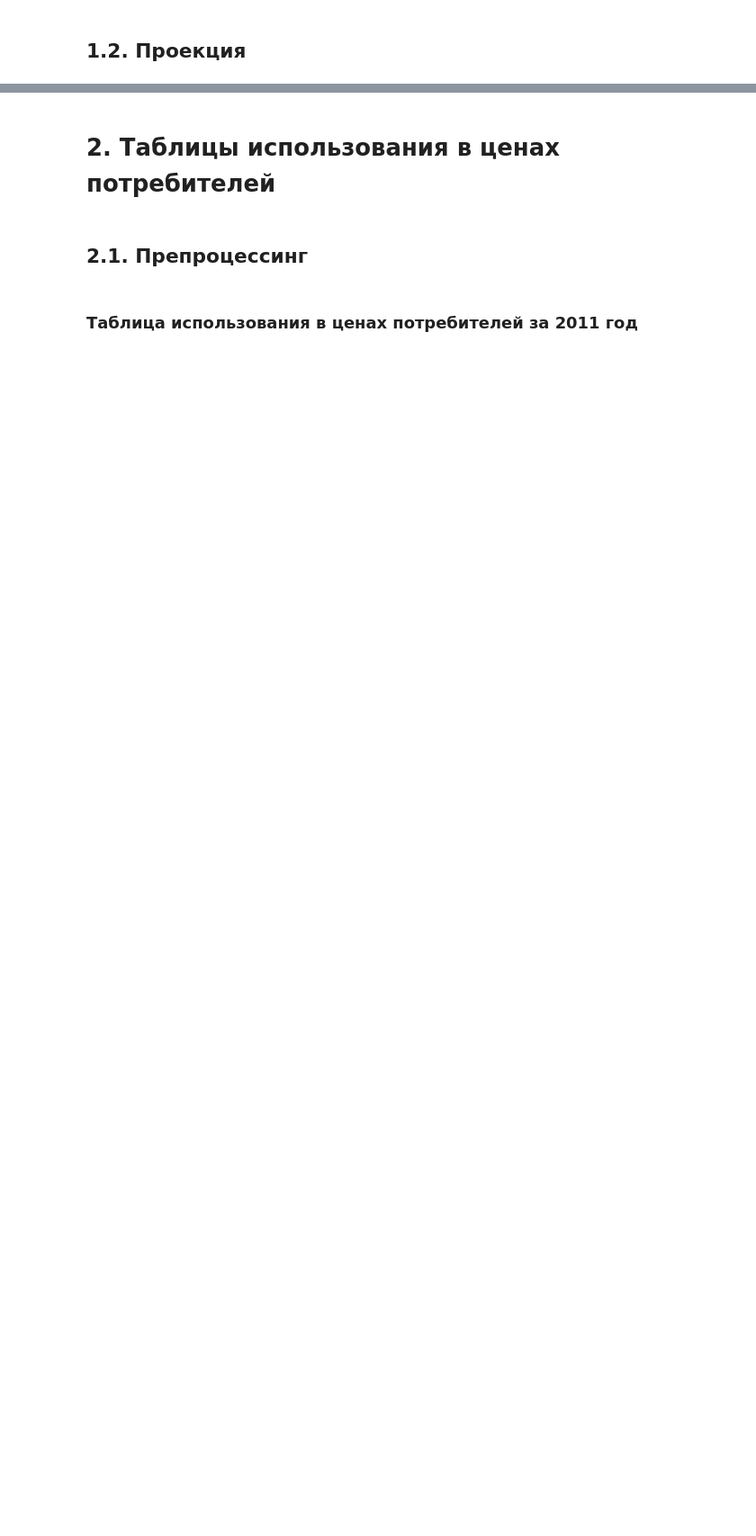
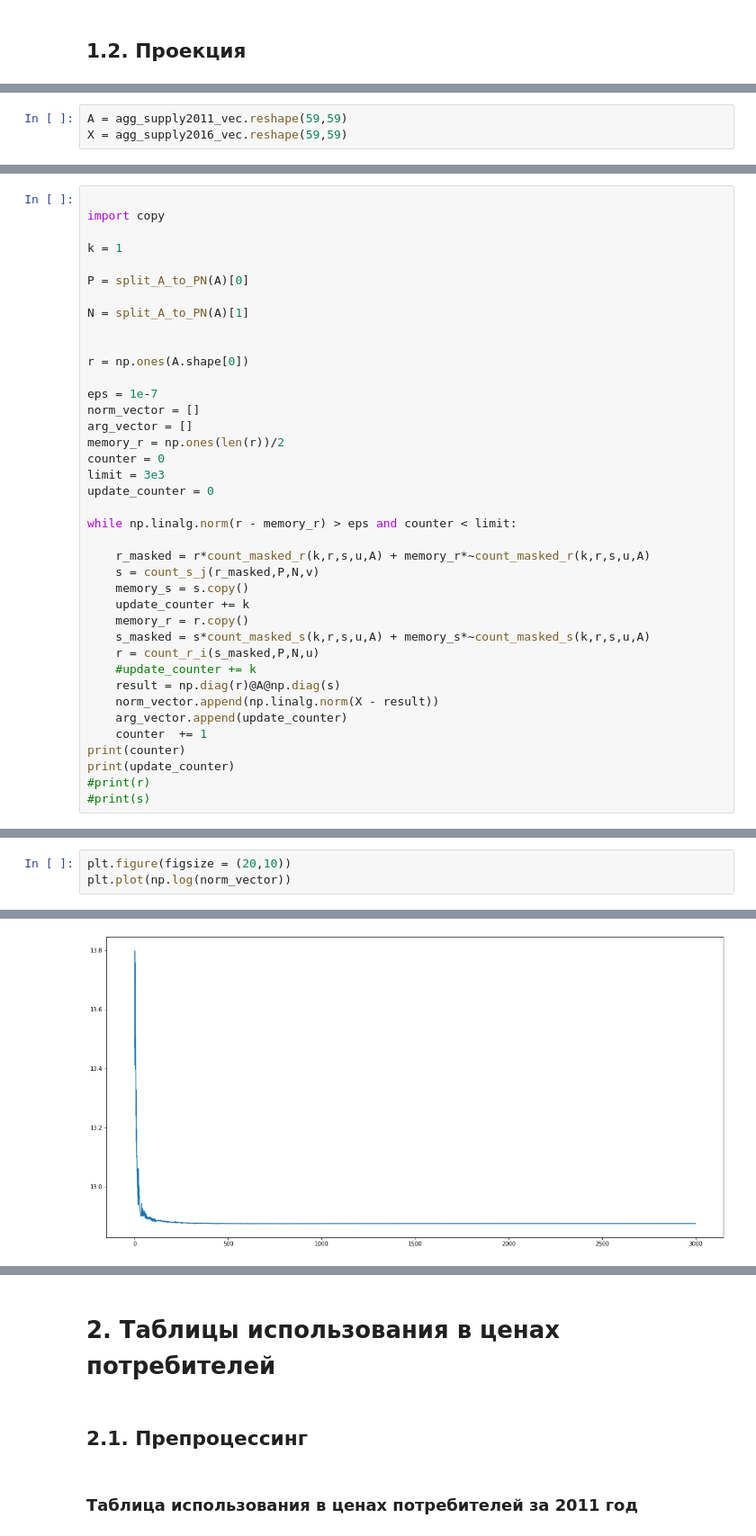
Before and after one commit to sofvnv/input-output-tables-projection, a Jupyter notebook: projection_RUS.ipynb, the cells around one changed output, grey strips where cells are left out. Shown at 90% size. Saved outputs shown, nothing was run; the diff lists cells and outputs as text; blank space fills up the shorter version.

```diff
--- a/projection_RUS.ipynb
+++ b/projection_RUS.ipynb
@@ -264,0 +530,3 @@ Parameter DualReductions unchanged
+# %%
+A = agg_supply2011_vec.reshape(59,59)
+X = agg_supply2016_vec.reshape(59,59)
@@ -264,0 +549,39 @@ Parameter DualReductions unchanged
+# %%
+
+import copy
+
+k = 1
+
+P = split_A_to_PN(A)[0]
+
+N = split_A_to_PN(A)[1]
+
+
+r = np.ones(A.shape[0])
+
+eps = 1e-7
+norm_vector = []
+arg_vector = []
+memory_r = np.ones(len(r))/2
+counter = 0
+limit = 3e3
+update_counter = 0
+
+while np.linalg.norm(r - memory_r) > eps and counter < limit:
+
+    r_masked = r*count_masked_r(k,r,s,u,A) + memory_r*~count_masked_r(k,r,s,u,A)
+    s = count_s_j(r_masked,P,N,v)
+    memory_s = s.copy()
+    update_counter += k
+    memory_r = r.copy()
+    s_masked = s*count_masked_s(k,r,s,u,A) + memory_s*~count_masked_s(k,r,s,u,A)
+    r = count_r_i(s_masked,P,N,u)
+    #update_counter += k
+    result = np.diag(r)@A@np.diag(s)
+    norm_vector.append(np.linalg.norm(X - result))
+    arg_vector.append(update_counter)
+    counter  += 1
+print(counter)
+print(update_counter)
+#print(r)
+#print(s)
@@ -264,0 +591,4 @@ Parameter DualReductions unchanged
+# %%
+plt.figure(figsize = (20,10))
+plt.plot(np.log(norm_vector))
+# %% [output]
@@ -264,0 +596 @@ Parameter DualReductions unchanged
+[figure, added]
```
Also changed, not shown: parts of 111 cells of this notebook.
